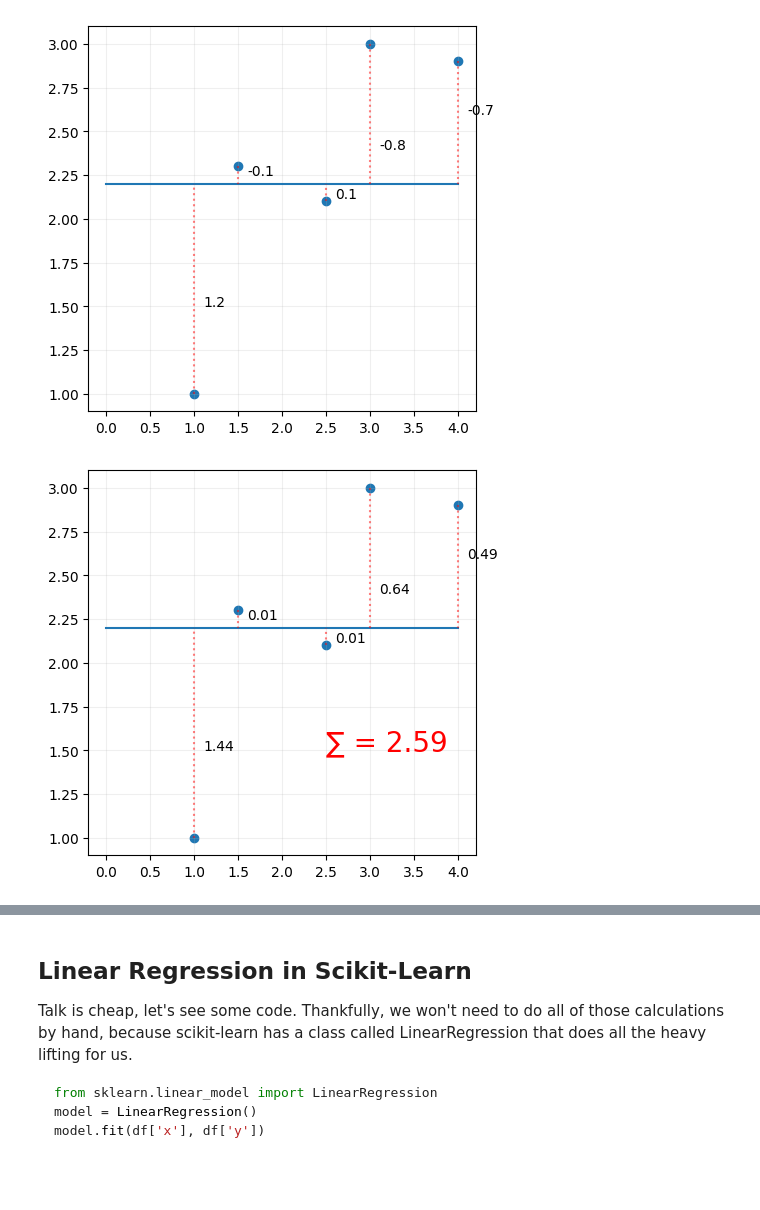
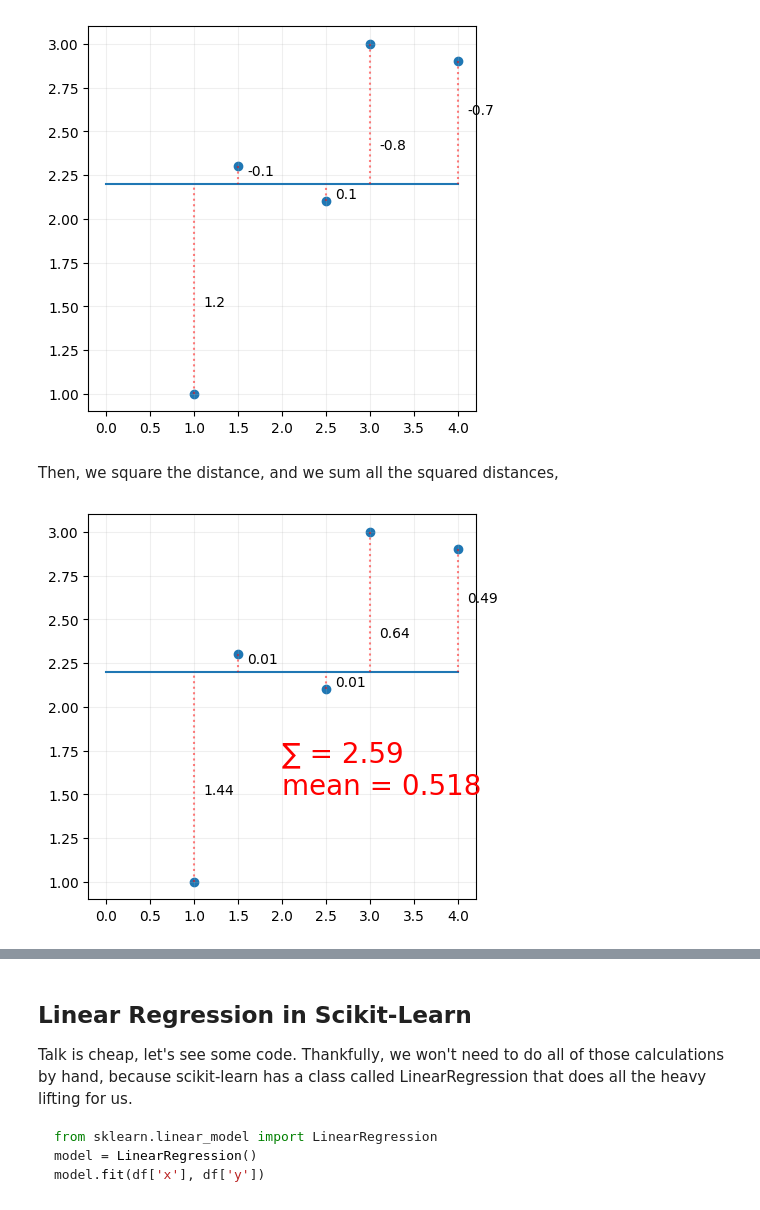
Before and after one commit to IT4063C/IT4063C.github.io, a Jupyter notebook: content/course-notes/9.ml-regression/transcript.ipynb, the cells around one changed output, grey strips where cells are left out. Saved outputs shown, nothing was run; the diff lists cells and outputs as text; code cells hidden in the pictures; blank space fills up the shorter version.

```diff
--- a/content/course-notes/9.ml-regression/transcript.ipynb
+++ b/content/course-notes/9.ml-regression/transcript.ipynb
@@ -471,32 +434,34 @@ ax.grid(alpha=0.2)
 plt.show()
 # %% [output]
 [figure]
+# %% [markdown]
+Then, we square the distance, and we sum all the squared distances,
 # %%
 # plot the data
 import matplotlib.pyplot as plt
 
 f, ax = plt.subplots(figsize=(5,5))
 ax.scatter(df['x'], df['y'])
 
 x = np.linspace(0, 4, 11)
 y = 0*x + 2.2
 ax.plot(x,y, label=f'y=2.25')
 
 ax.plot([1,1],[1, 2.2], color='red', linestyle='dotted', alpha=0.5)
 ax.text(1.1, 1.5, '1.44')
 ax.plot([1.5,1.5],[2.3, 2.2], color='red', linestyle='dotted', alpha=0.5)
 ax.text(1.6, 2.25, '0.01')
 ax.plot([2.5,2.5],[2.1, 2.2], color='red', linestyle='dotted', alpha=0.5)
 ax.text(2.6, 2.12, '0.01')
 ax.plot([3,3],[3, 2.2], color='red', linestyle='dotted', alpha=0.5)
 ax.text(3.1, 2.4, '0.64')
 ax.plot([4,4],[2.9, 2.2], color='red', linestyle='dotted', alpha=0.5)
 ax.text(4.1, 2.6, '0.49')
 
-ax.text(2.5, 1.5, '∑ = 2.59', fontsize=20, color='red')
+ax.text(2, 1.5, '∑ = 2.59\nmean = 0.518', fontsize=20, color='red')
 
 ax.grid(alpha=0.2)
 plt.show()
 # %% [output]
-[figure, old version]
+[figure, new version]
 # %% [markdown]
```
Also changed, not shown: parts of 19 cells of this notebook, 10 other files.
